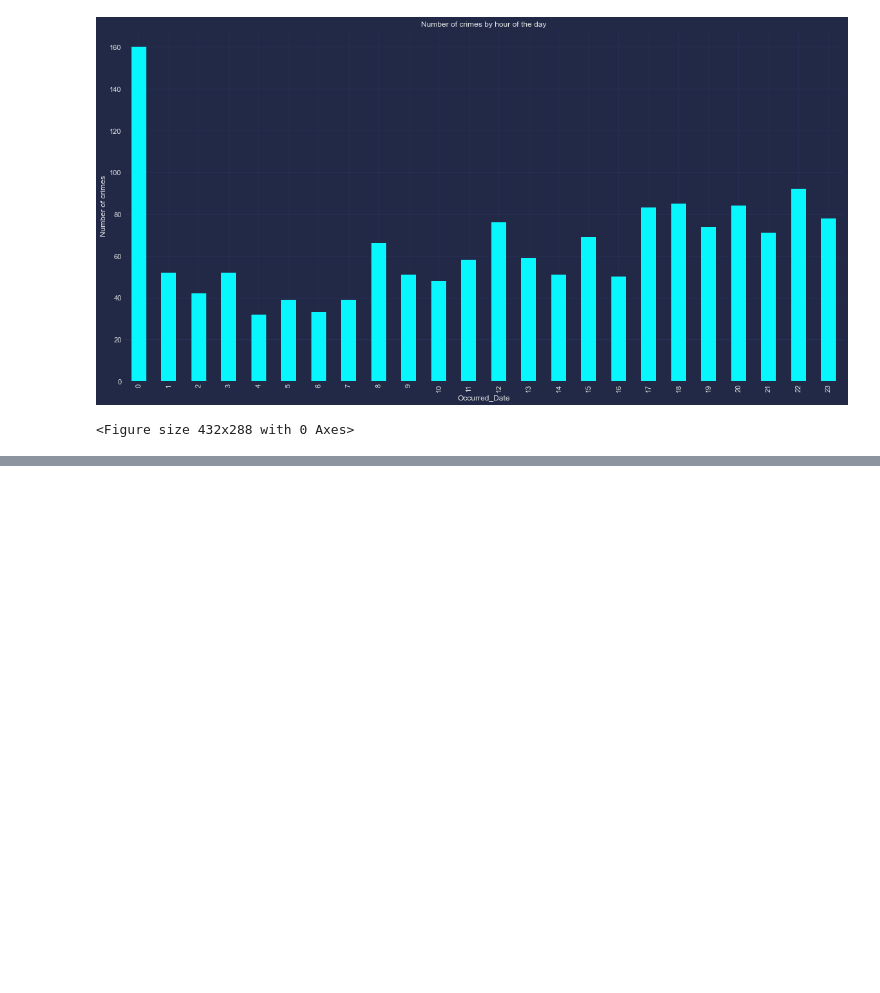
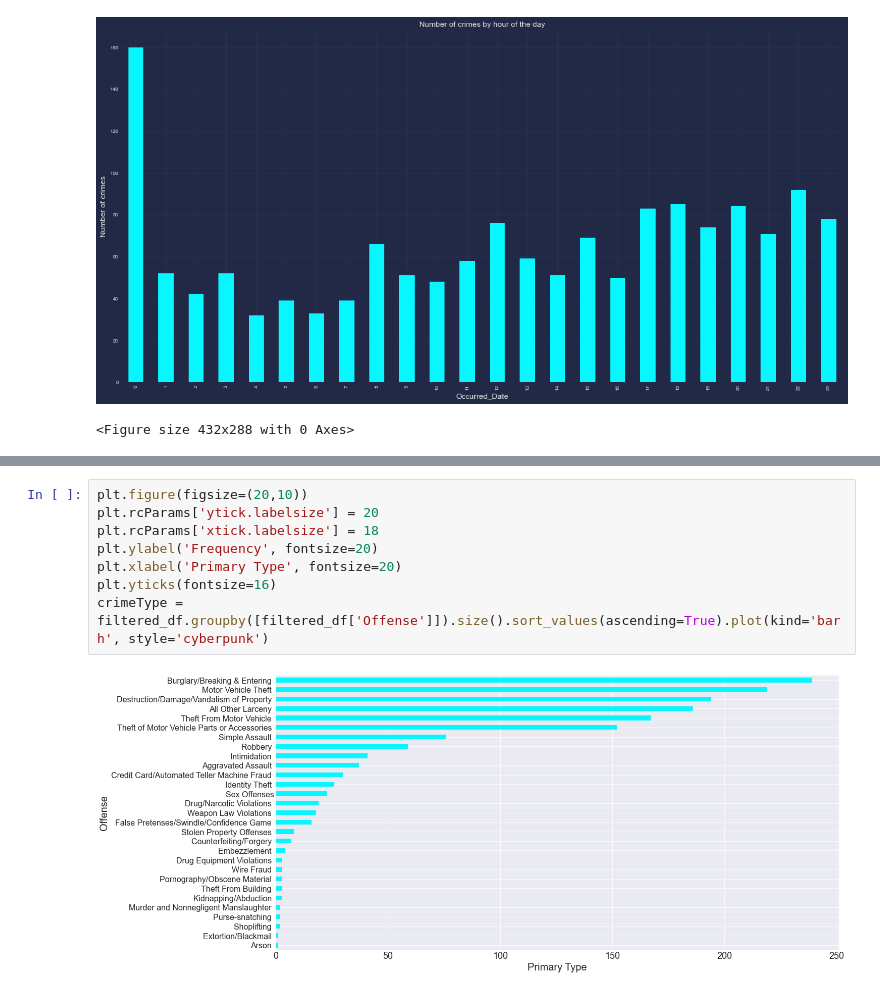
Before and after one commit to chrisolwell/MPLSCrime, a Jupyter notebook: bokeh_standish_time.ipynb, the cells around one changed output, grey strips where cells are left out. Drawn from its saved outputs; the diff is of its cells as text; blank space fills up the shorter version.

```diff
--- a/bokeh_standish_time.ipynb
+++ b/bokeh_standish_time.ipynb
@@ -327,0 +342,10 @@ plt.savefig('crime_time_standish.png')
+# %%
+plt.figure(figsize=(20,10))
+plt.rcParams['ytick.labelsize'] = 20
+plt.rcParams['xtick.labelsize'] = 18
+plt.ylabel('Frequency', fontsize=20)
+plt.xlabel('Primary Type', fontsize=20)
+plt.yticks(fontsize=16)
+crimeType = filtered_df.groupby([filtered_df['Offense']]).size().sort_values(ascending=True).plot(kind='barh', style='cyberpunk')
+# %% [output]
+[figure, added]
```
Also changed, not shown: parts of 4 cells of this notebook, 3 other files.
